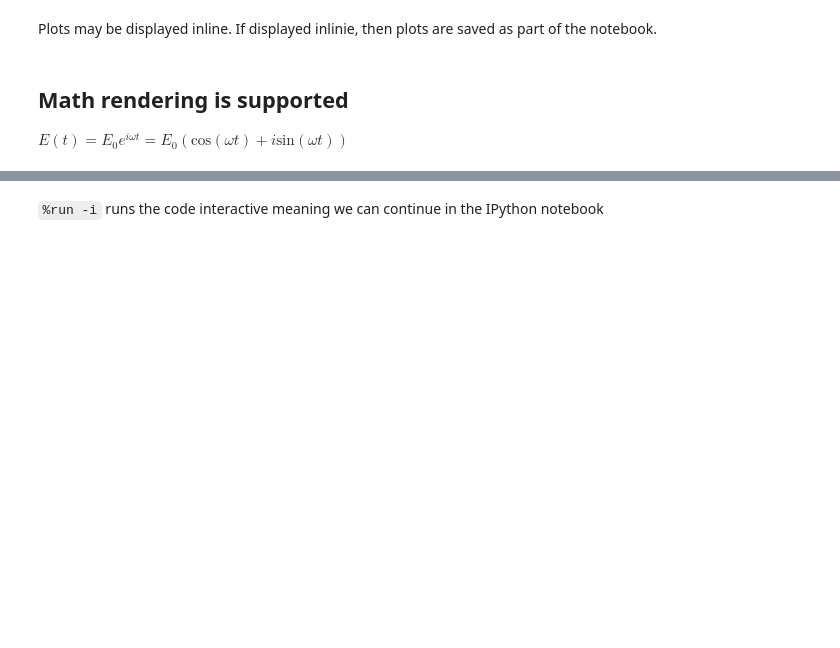
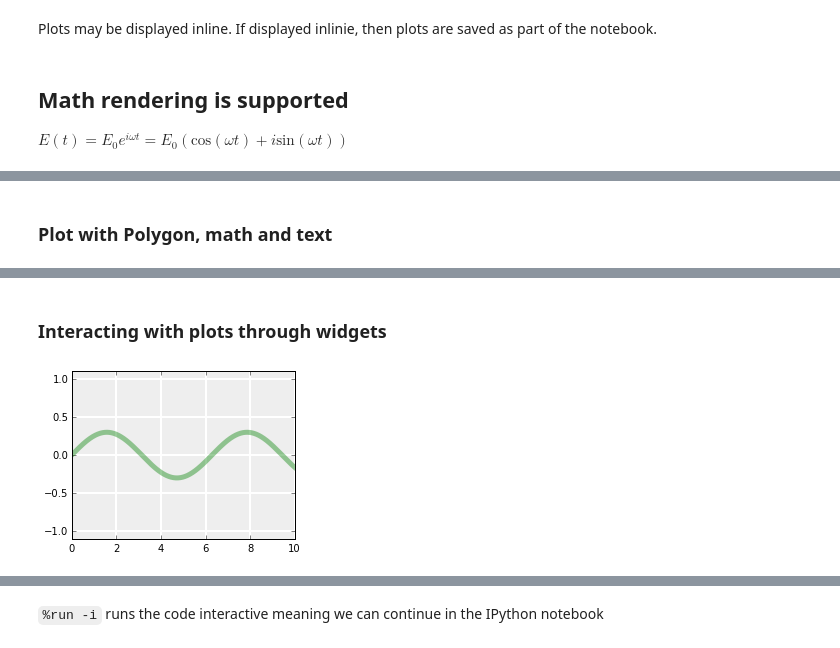
Before and after one commit to TUW-GEO-python-intro/slide-deck, a Jupyter notebook: 06-Matplotlib, Ipython/lecture6_3_IPython_notebook.ipynb, the cells around one changed output, grey strips where cells are left out. Drawn from its saved outputs; the diff is of its cells as text; code cells hidden in the pictures; blank space fills up the shorter version.

Commit message:
C06: Update ipython notebook

```diff
--- a/06-Matplotlib, Ipython/lecture6_3_IPython_notebook.ipynb
+++ b/06-Matplotlib, Ipython/lecture6_3_IPython_notebook.ipynb
@@ -141,3 +149,5 @@ script finished
+# %% [markdown]
+### Plot with Polygon, math and text
 # %%
 # implement the example graphs/integral from pyx
 from matplotlib.patches import Polygon
@@ -175,3 +185,27 @@ plt.show()
 # %% [output]
 [interactive output not drawn]
 [interactive output not drawn]
+# %% [markdown]
+### Interacting with plots through widgets
+# %%
+%matplotlib inline
+import numpy as np
+import matplotlib.pyplot as plt
+from ipywidgets import interact
+from IPython.display import display
+
+
+def plot(amplitude, color):
+    fig, ax = plt.subplots(figsize=(4, 3),
+                           subplot_kw={'axisbg':'#EEEEEE',
+                                       'axisbelow':True})
+    ax.grid(color='w', linewidth=2, linestyle='solid')
+    x = np.linspace(0, 10, 1000)
+    ax.plot(x, amplitude * np.sin(x), color=color,
+            lw=5, alpha=0.4)
+    ax.set_xlim(0, 10)
+    ax.set_ylim(-1.1, 1.1)
+
+interact(plot, amplitude=(0.1,1), color=['green', 'red'])
+# %% [output]
+[figure, added]
```
Also changed, not shown: parts of 16 cells of this notebook.
